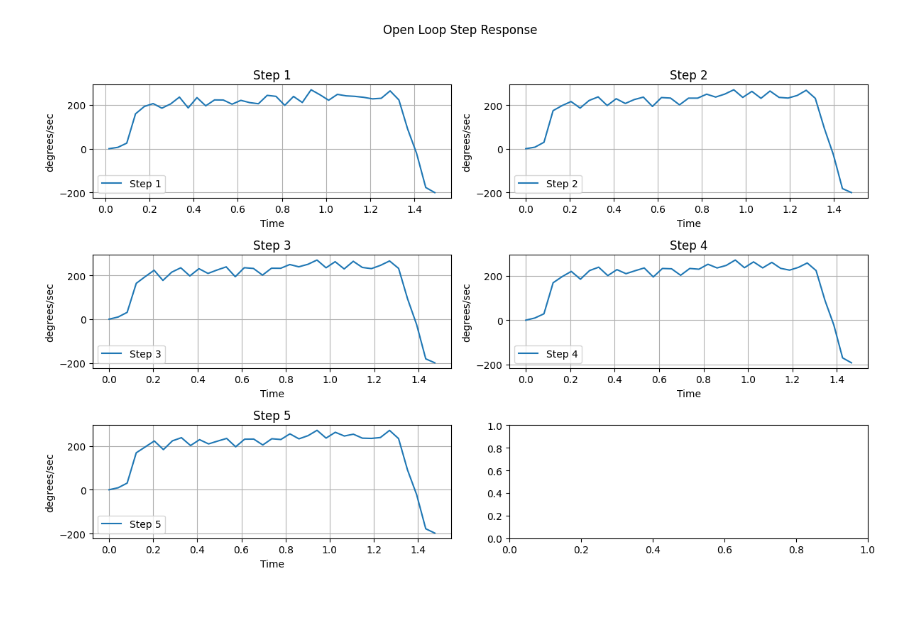
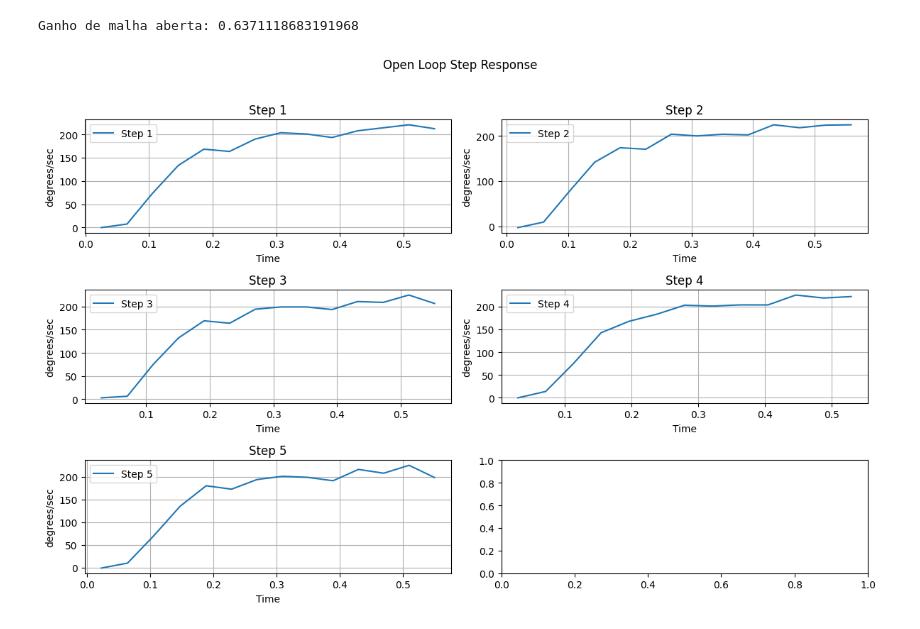
Before and after one commit to Telepresence-UFABC/Controller, a Jupyter notebook: plot_data/dataviz.ipynb, the cells around one changed output. Cells and saved outputs as stored; diff of their text form; code cells hidden in the pictures.

Commit message:
calculate pan and tilt motor parameters

```diff
--- a/plot_data/dataviz.ipynb
+++ b/plot_data/dataviz.ipynb
@@ -79,0 +36,23 @@ Ganho de malha aberta: 1.5755022863155657
+# %%
+fig, axs = plt.subplots(3, 2, figsize=(12, 8))
+fig.suptitle('Closed Loop Ramp Response')
+
+for i in range(1, 6):
+    file_path = f'/home/nikolas/Documents/GitHub/Controller/logs/pan/{i}_ramp_closed_loop PAN.csv'
+    df = pd.read_csv(file_path).query("Referencia <= 300")
+    row, col = divmod(i-1, 2)
+
+    ss_err.append(df.query("Referencia >= 100").Erro.mean())
+
+    axs[row, col].plot(df['Referencia'], df['Saída'], c="b", label=f'Ramp {i}')
+    axs[row, col].plot(df['Referencia'], df['Erro'], c="r", label=f"Error {i}")
+    axs[row, col].plot(df['Referencia'], df['Referencia'], c="g", label=f"Reference {i}")
+    axs[row, col].set_title(f'Ramp {i}')
+    axs[row, col].set_xlabel('Time')
+    axs[row, col].set_ylabel('Degrees')
+    axs[row, col].legend()
+    axs[row, col].grid(True)
+
+plt.tight_layout(rect=(0, 0, 1, 0.96))
+
+plt.show()
@@ -80,3 +61,8 @@ Ganho de malha aberta: 1.5755022863155657
+# %%
+ss_err = np.array(ss_err)
+print(f"Ganho de malha aberta: {1/ss_err.mean()*60}")
+# %% [output]
+Ganho de malha aberta: 0.6371118683191968
 # %%
 with open("../system_parameters/motor_pan.info", "w") as file:
     dump({
@@ -88,27 +74,27 @@ tau, ss_err = [], []
 # %%
 fig, axs = plt.subplots(3, 2, figsize=(12, 8))
 fig.suptitle('Open Loop Step Response')
 
 for i in range(1, 6):
-    file_path = f'/home/nikolas/Documents/GitHub/Controller/logs/{i}_step_open_loop_2024-01-10 21:17:14.762576.csv'
-    df = pd.read_csv(file_path).query("Tempo <= 1.5")
+    file_path = f'/home/nikolas/Documents/GitHub/Controller/logs/tilt/{i}_step_open_loop TILT.csv'
+    df = pd.read_csv(file_path).query("Tempo <= 0.57")
     row, col = divmod(i-1, 2)
 
-    ss_speed = df.query("Tempo >= 0.2 and Tempo <= 1.2").Velocidade.mean()
-    tau.append(df.loc[df["Velocidade"] >= 0.63*ss_speed].iloc[0, 0])
+    ss_speed = df.query("Tempo >= 0.3").Saída.mean()
+    tau.append(df.loc[df["Saída"] >= 0.63*ss_speed].iloc[0, 0])
 
-    axs[row, col].plot(df['Tempo'], df['Velocidade']*60, label=f'Step {i}')
+    axs[row, col].plot(df['Tempo'], df['Saída'], label=f'Step {i}')
     axs[row, col].set_title(f'Step {i}')
     axs[row, col].set_xlabel('Time')
     axs[row, col].set_ylabel('degrees/sec')
     axs[row, col].legend()
     axs[row, col].grid(True)
 
 plt.tight_layout(rect=(0, 0, 1, 0.96))
 
 plt.show()
 # %% [output]
-[figure, old version]
+[figure, new version]
 # %%
 tau = np.array(tau)
 print(f"Constante de tempo: {tau.mean()}s")
```
Also changed, not shown: parts of 10 cells of this notebook, 19 other files.
